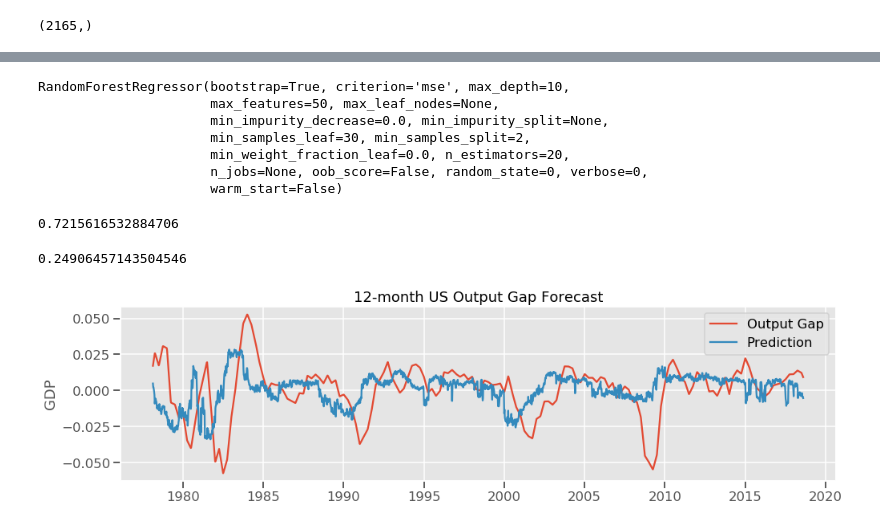
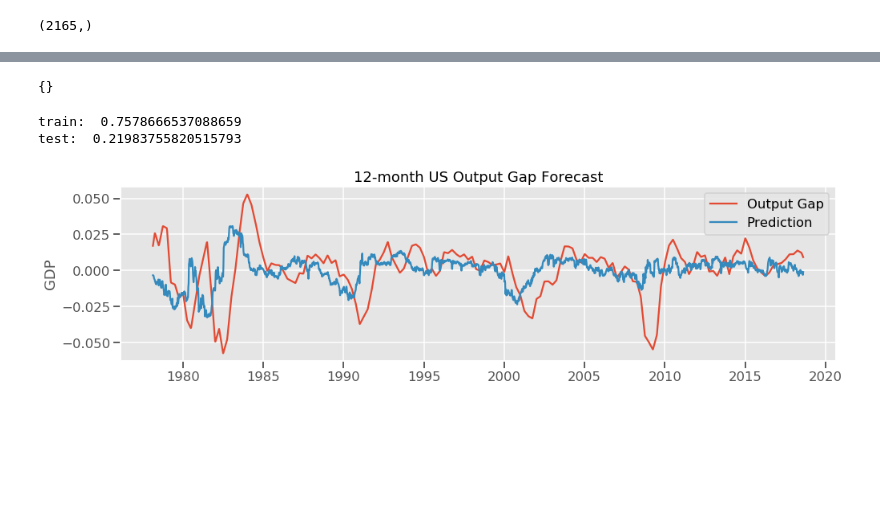
Before and after one commit to keita-dc/FlatironProject5, a Jupyter notebook: work_notebooks/work_notebook_keita_weekly_recession.ipynb, the cells around one changed output, grey strips where cells are left out. Drawn from its saved outputs; the diff is of its cells as text; code cells hidden in the pictures; blank space fills up the shorter version.

Commit message:
random forest tuning

```diff
--- a/work_notebooks/work_notebook_keita_weekly_recession.ipynb
+++ b/work_notebooks/work_notebook_keita_weekly_recession.ipynb
@@ -515,0 +755,5 @@ plt.show()
+# %%
+g6m_train = g6m[:int(X_pca.shape[0]*0.7)]
+g6m_test = g6m[int(X_pca.shape[0]*0.7):]
+g12m_train = g12m[:int(X_pca.shape[0]*0.7)]
+g12m_test = g12m[int(X_pca.shape[0]*0.7):]
@@ -519,0 +849,18 @@ score_dict
+# %%
+xgr = XGBRegressor(max_depth=3,
+                   min_child_weight=20,
+                   gamma=0,
+                   subsample=0.95,
+                   colsample_bytree=1,
+                   learning_rate=0.3,
+                   n_estimators=200,
+                   reg_alpha=0.001,
+                   random_state=0
+                  )
+xgr.fit(X_train_gap,
+        g6m_train,
+        eval_set=[(X_train_gap, g6m_train), (X_test_gap, g6m_test)],
+        early_stopping_rounds=10,
+        verbose=False)
+print("train", xgr.score(X_train_gap, g6m_train))
+print("test", xgr.score(X_test_gap, g6m_test))
@@ -519,0 +889,7 @@ score_dict
+# %%
+svm = SVR(C=50,
+          epsilon=10**-7,
+          gamma="auto")
+svm.fit(X_train_gap, g12m_train)
+print("train", svm.score(X_train_gap, g12m_train))
+print("test", svm.score(X_test_gap, g12m_test))
@@ -520,19 +933,17 @@ score_dict
+# %%
+score_dict
+# %% [output]
+{}
 # %%
-rfr = RandomForestRegressor(max_features=50, n_estimators=20, max_depth=10, min_samples_leaf=30, random_state=0)
-rfr.fit(X_train, g12m_train)
+rfr = RandomForestRegressor(max_features=50,
+                            n_estimators=50,
+                            max_depth=20,
+                            min_samples_leaf=30,
+                            random_state=0
+                           )
+rfr.fit(X_train_gap, g12m_train)
+print("train: ", rfr.score(X_train_gap, g12m_train))
+print("test: ", rfr.score(X_test_gap, g12m_test))
 # %% [output]
-RandomForestRegressor(bootstrap=True, criterion='mse', max_depth=10,
-                      max_features=50, max_leaf_nodes=None,
-                      min_impurity_decrease=0.0, min_impurity_split=None,
-                      min_samples_leaf=30, min_samples_split=2,
-                      min_weight_fraction_leaf=0.0, n_estimators=20,
-                      n_jobs=None, oob_score=False, random_state=0, verbose=0,
-                      warm_start=False)
+train:  0.7578666537088659
+test:  0.21983755820515793
-# %%
-rfr.score(X_train, g12m_train)
-# %% [output]
-0.7215616532884706
-# %%
-rfr.score(X_test, g12m_test)
-# %% [output]
-0.24906457143504546
@@ -543,11 +950,14 @@ pred.columns = ["pred"]
 # %%
+pred = pd.DataFrame(rfr.predict((X_pca_gap[:, :n_pc])))
+pred.set_index(X.index, inplace=True)
+pred.columns = ["pred"]
 fig = plt.figure(figsize=(16,4))
 ax = plt.plot(pd.merge(df_merged.gap[X_scaled.index], pred, on="date"))
 plt.title("12-month US Output Gap Forecast")
 plt.ylabel("GDP")
 plt.legend(["Output Gap", "Prediction"])
 plt.savefig("../images/12m_gap_rfr")
 plt.show()
 # %% [output]
-[figure, old version]
+[figure, new version]
 # %%
```
Also changed, not shown: parts of 120 cells of this notebook.
